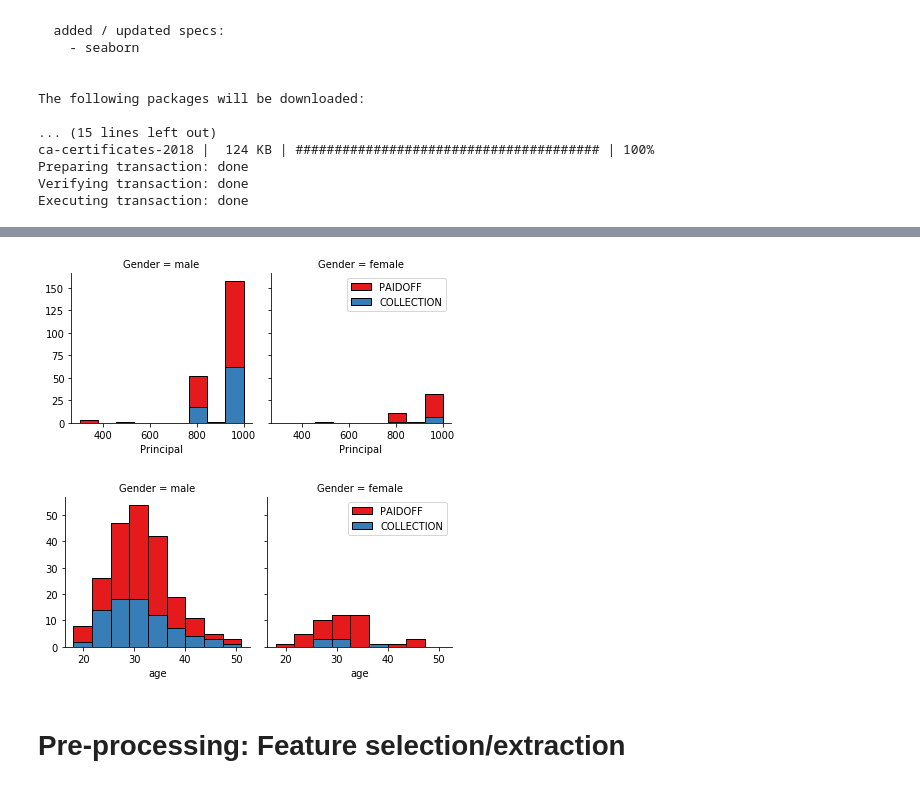
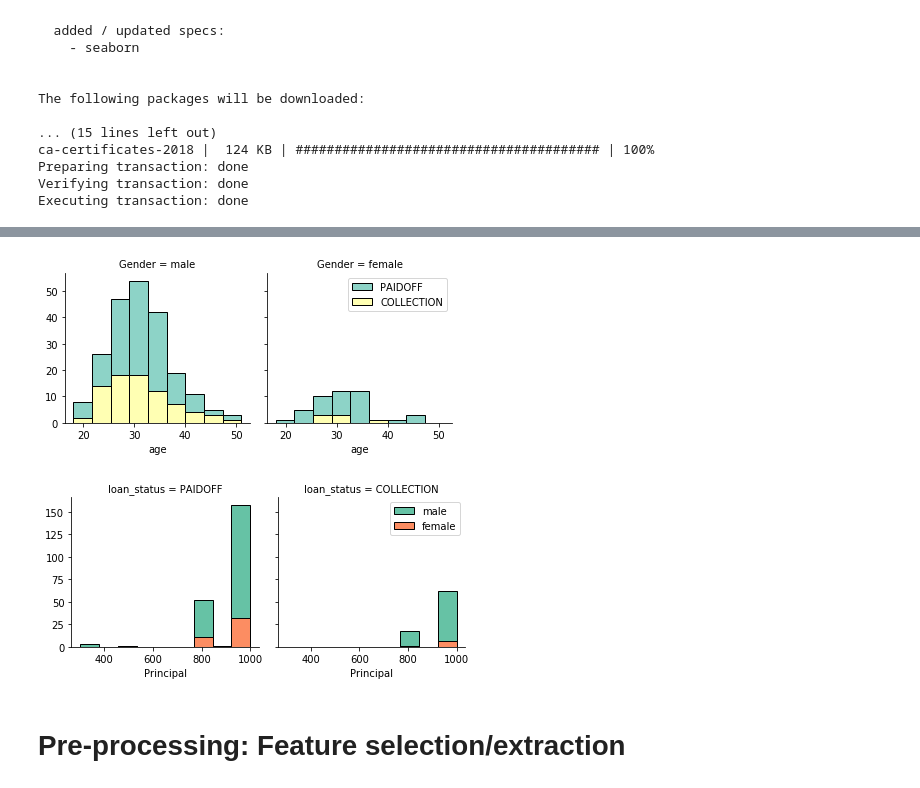
Before and after one commit to jayasankha1010/ML, a Jupyter notebook: ML with python.ipynb, the cells around one changed output, grey strips where cells are left out. Cells and saved outputs as stored; diff of their text form; code cells hidden in the pictures.

```diff
--- a/ML with python.ipynb
+++ b/ML with python.ipynb
@@ -115,23 +132,21 @@ Executing transaction: done
 # %%
-import seaborn as sns
-
-bins = np.linspace(df.Principal.min(), df.Principal.max(), 10)
-g = sns.FacetGrid(df, col="Gender", hue="loan_status", palette="Set1", col_wrap=2)
-g.map(plt.hist, 'Principal', bins=bins, ec="k")
+bins = np.linspace(df.age.min(), df.age.max(), 10)
+g = sns.FacetGrid(df, col="Gender", hue="loan_status", palette="Set3", col_wrap=2)
+g.map(plt.hist, 'age', bins=bins, ec="k")
 
 g.axes[-1].legend()
 plt.show()
 # %% [output]
-[figure, old version]
+[figure, new version]
 # %%
-bins = np.linspace(df.age.min(), df.age.max(), 10)
-g = sns.FacetGrid(df, col="Gender", hue="loan_status", palette="Set1", col_wrap=2)
-g.map(plt.hist, 'age', bins=bins, ec="k")
+bins = np.linspace(df.Principal.min(), df.Principal.max(), 10)          #creating 10 bins between min and max of Principal value
+g = sns.FacetGrid(df, col="loan_status", hue="Gender", palette="Set2", col_wrap=3)            #create the multiplot grid
+g.map(plt.hist, 'Principal', bins=bins, ec="k")
 
 g.axes[-1].legend()
 plt.show()
 # %% [output]
-[figure, old version]
+[figure, new version]
 # %% [markdown]
 # Pre-processing:  Feature selection/extraction
 # %% [markdown]
```
Also changed, not shown: parts of 4 cells of this notebook.
